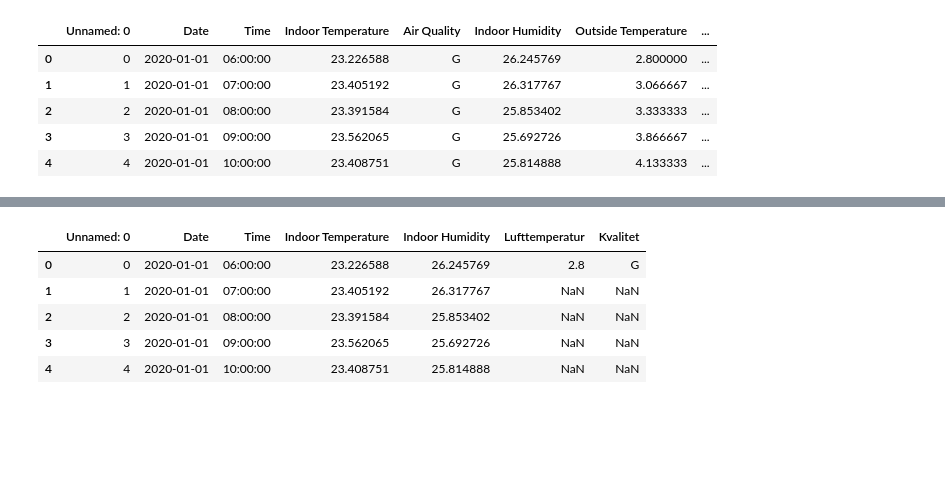
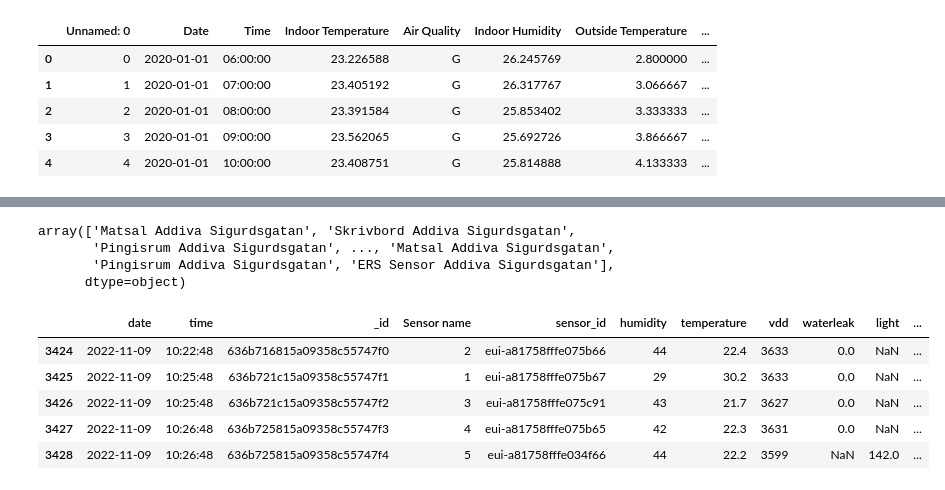
Before and after one commit to Ahmad223455322/AI_demo, a Jupyter notebook: Robert/csv_add_done_and_sensordata.ipynb, the cells around one changed output, grey strips where cells are left out. Saved outputs shown, nothing was run; the diff lists cells and outputs as text; code cells hidden in the pictures; blank space fills up the shorter version.

Commit message:
fixed csv_add_done and temp_data_addiva

```diff
--- a/Robert/csv_add_done_and_sensordata.ipynb
+++ b/Robert/csv_add_done_and_sensordata.ipynb
@@ -49,0 +38,2 @@ True
+# %%
+df_sensor.rename(columns = {'time':'Date'}, inplace = True)
@@ -49,0 +49,3 @@ True
+# %%
+df_sensor[['Date','Time']] = df_sensor.Date.str.split(expand=True)
+df_sensor.head()
@@ -49,0 +59,6 @@ True
+# %%
+df_sensor['Date'] = df_sensor['Date'].map(lambda x: x.lstrip(',').rstrip(','))
+df_sensor['Time'] = df_sensor['Time'].map(lambda x: x.lstrip(' ').rstrip(' '))
+df_sensor = df_sensor.replace('/','-', regex=True)
+df_sensor = df_sensor.replace(';',':', regex=True)
+df_sensor.head()
@@ -49,0 +72,22 @@ True
+# %%
+df_sensor["Sensor address"].values
+# %% [output]
+array(['Matsal Addiva Sigurdsgatan', 'Skrivbord Addiva Sigurdsgatan',
+       'Pingisrum Addiva Sigurdsgatan', ..., 'Matsal Addiva Sigurdsgatan',
+       'Pingisrum Addiva Sigurdsgatan', 'ERS Sensor Addiva Sigurdsgatan'],
+      dtype=object)
+# %%
+df_sensor.loc[df_sensor["Sensor address"] == "Madelens skrivbord Addiva Sigurdsgatan", "Sensor address"] = "1"
+df_sensor.loc[df_sensor["Sensor address"] == "Skrivbord Addiva Sigurdsgatan", "Sensor address"] = "2"
+df_sensor.loc[df_sensor["Sensor address"] == "Matsal Addiva Sigurdsgatan", "Sensor address"] = "3"
+df_sensor.loc[df_sensor["Sensor address"] == "Pingisrum Addiva Sigurdsgatan", "Sensor address"] = "4"
+df_sensor.loc[df_sensor["Sensor address"] == "ERS Sensor Addiva Sigurdsgatan", "Sensor address"] = "5"
+# %%
+df_sensor.tail()
+# %% [output]
+|  | date | time | _id | Sensor name | sensor_id | humidity | temperature | vdd | waterleak | light | ... |
+| 3424 | 2022-11-09 | 10:22:48 | 636b716815a09358c55747f0 | 2 | eui-a81758fffe075b66 | 44 | 22.4 | 3633 | 0.0 | NaN | ... |
+| 3425 | 2022-11-09 | 10:25:48 | 636b721c15a09358c55747f1 | 1 | eui-a81758fffe075b67 | 29 | 30.2 | 3633 | 0.0 | NaN | ... |
+| 3426 | 2022-11-09 | 10:25:48 | 636b721c15a09358c55747f2 | 3 | eui-a81758fffe075c91 | 43 | 21.7 | 3627 | 0.0 | NaN | ... |
+| 3427 | 2022-11-09 | 10:26:48 | 636b725815a09358c55747f3 | 4 | eui-a81758fffe075b65 | 42 | 22.3 | 3631 | 0.0 | NaN | ... |
+| 3428 | 2022-11-09 | 10:26:48 | 636b725815a09358c55747f4 | 5 | eui-a81758fffe034f66 | 44 | 22.2 | 3599 | NaN | 142.0 | ... |
@@ -55,9 +100,0 @@ df2 = pd.read_csv(next_df, sep= ',', header = 0)
-# %%
-df2.head()
-# %% [output]
-|  | Unnamed: 0 | Date | Time | Indoor Temperature | Indoor Humidity | Lufttemperatur | Kvalitet |
-| 0 | 0 | 2020-01-01 | 06:00:00 | 23.226588 | 26.245769 | 2.8 | G |
-| 1 | 1 | 2020-01-01 | 07:00:00 | 23.405192 | 26.317767 | NaN | NaN |
-| 2 | 2 | 2020-01-01 | 08:00:00 | 23.391584 | 25.853402 | NaN | NaN |
-| 3 | 3 | 2020-01-01 | 09:00:00 | 23.562065 | 25.692726 | NaN | NaN |
-| 4 | 4 | 2020-01-01 | 10:00:00 | 23.408751 | 25.814888 | NaN | NaN |
```
Also changed, not shown: parts of 31 cells of this notebook, 2 other files.
